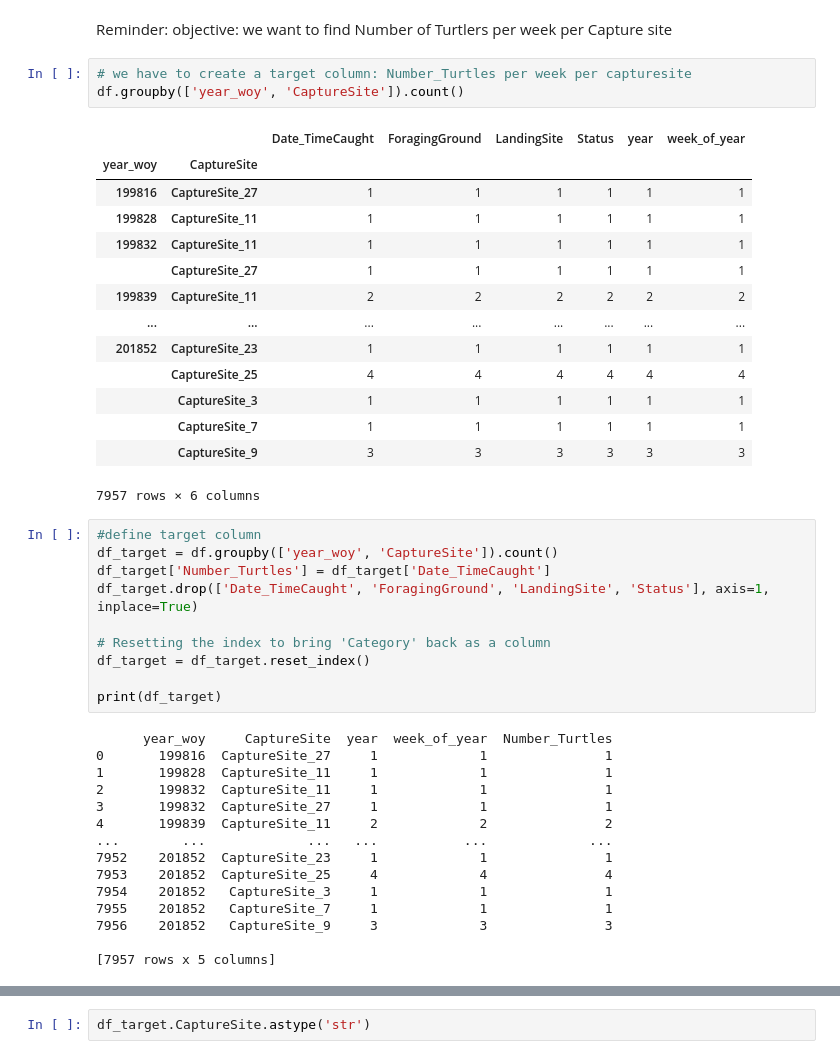
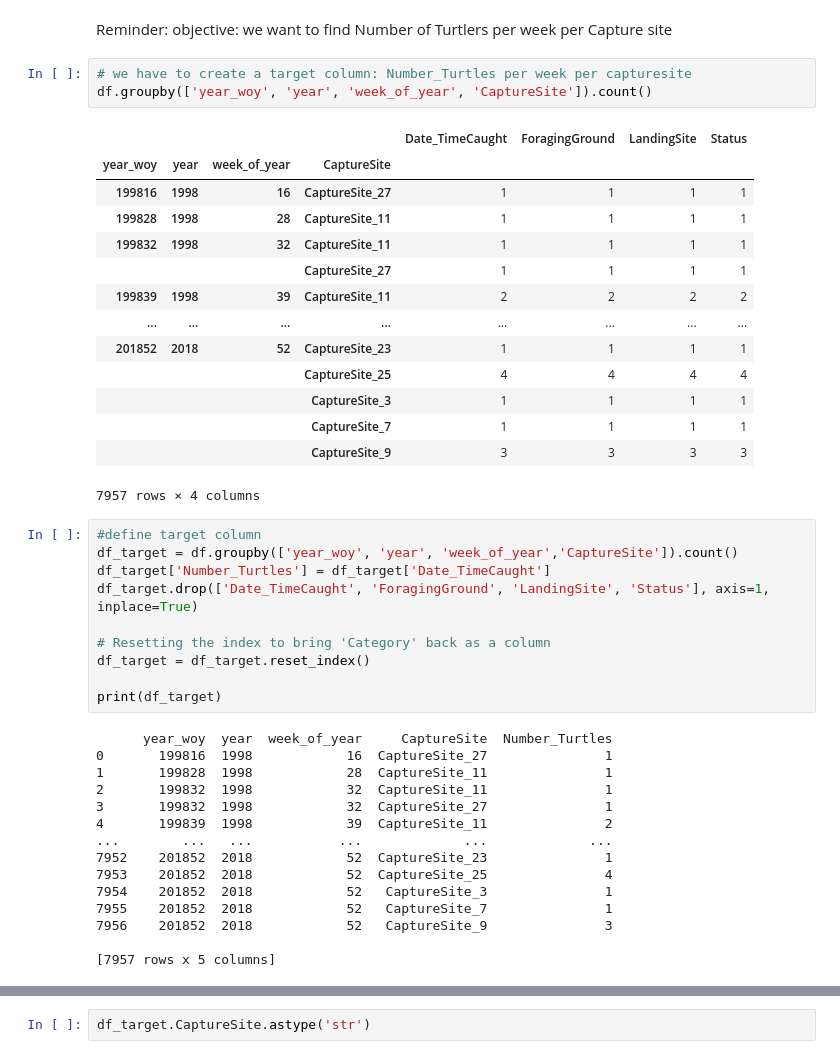
Before and after one commit to eigenaarti2/Ninja-Turtles, a Jupyter notebook: Baseline.ipynb, the cells around one changed output, grey strips where cells are left out. Cells and saved outputs as stored; diff of their text form.

```diff
--- a/Baseline.ipynb
+++ b/Baseline.ipynb
@@ -533,25 +533,25 @@ df.head()
 Reminder: objective: we want to find Number of Turtlers per week per Capture site
 # %%
 # we have to create a target column: Number_Turtles per week per capturesite
-df.groupby(['year_woy', 'CaptureSite']).count()
+df.groupby(['year_woy', 'year', 'week_of_year', 'CaptureSite']).count()
 # %% [output]
-|  |  | Date_TimeCaught | ForagingGround | LandingSite | Status | year | week_of_year |
-| year_woy | CaptureSite |  |  |  |  |  |  |
-| 199816 | CaptureSite_27 | 1 | 1 | 1 | 1 | 1 | 1 |
-| 199828 | CaptureSite_11 | 1 | 1 | 1 | 1 | 1 | 1 |
-| 199832 | CaptureSite_11 | 1 | 1 | 1 | 1 | 1 | 1 |
-|  | CaptureSite_27 | 1 | 1 | 1 | 1 | 1 | 1 |
-| 199839 | CaptureSite_11 | 2 | 2 | 2 | 2 | 2 | 2 |
+|  |  |  |  | Date_TimeCaught | ForagingGround | LandingSite | Status |
+| year_woy | year | week_of_year | CaptureSite |  |  |  |  |
+| 199816 | 1998 | 16 | CaptureSite_27 | 1 | 1 | 1 | 1 |
+| 199828 | 1998 | 28 | CaptureSite_11 | 1 | 1 | 1 | 1 |
+| 199832 | 1998 | 32 | CaptureSite_11 | 1 | 1 | 1 | 1 |
+|  |  |  | CaptureSite_27 | 1 | 1 | 1 | 1 |
+| 199839 | 1998 | 39 | CaptureSite_11 | 2 | 2 | 2 | 2 |
 | ... | ... | ... | ... | ... | ... | ... | ... |
-| 201852 | CaptureSite_23 | 1 | 1 | 1 | 1 | 1 | 1 |
-|  | CaptureSite_25 | 4 | 4 | 4 | 4 | 4 | 4 |
-|  | CaptureSite_3 | 1 | 1 | 1 | 1 | 1 | 1 |
-|  | CaptureSite_7 | 1 | 1 | 1 | 1 | 1 | 1 |
-|  | CaptureSite_9 | 3 | 3 | 3 | 3 | 3 | 3 |
+| 201852 | 2018 | 52 | CaptureSite_23 | 1 | 1 | 1 | 1 |
+|  |  |  | CaptureSite_25 | 4 | 4 | 4 | 4 |
+|  |  |  | CaptureSite_3 | 1 | 1 | 1 | 1 |
+|  |  |  | CaptureSite_7 | 1 | 1 | 1 | 1 |
+|  |  |  | CaptureSite_9 | 3 | 3 | 3 | 3 |
-7957 rows × 6 columns
+7957 rows × 4 columns
 # %%
 #define target column
-df_target = df.groupby(['year_woy', 'CaptureSite']).count()
+df_target = df.groupby(['year_woy', 'year', 'week_of_year','CaptureSite']).count()
 df_target['Number_Turtles'] = df_target['Date_TimeCaught']
 df_target.drop(['Date_TimeCaught', 'ForagingGround', 'LandingSite', 'Status'], axis=1, inplace=True)
 
@@ -560,18 +560,18 @@ df_target = df_target.reset_index()
 
 print(df_target)
 # %% [output]
-      year_woy     CaptureSite  year  week_of_year  Number_Turtles
-0       199816  CaptureSite_27     1             1               1
-1       199828  CaptureSite_11     1             1               1
-2       199832  CaptureSite_11     1             1               1
-3       199832  CaptureSite_27     1             1               1
-4       199839  CaptureSite_11     2             2               2
-...        ...             ...   ...           ...             ...
-7952    201852  CaptureSite_23     1             1               1
-7953    201852  CaptureSite_25     4             4               4
-7954    201852   CaptureSite_3     1             1               1
-7955    201852   CaptureSite_7     1             1               1
-7956    201852   CaptureSite_9     3             3               3
+      year_woy  year  week_of_year     CaptureSite  Number_Turtles
+0       199816  1998            16  CaptureSite_27               1
+1       199828  1998            28  CaptureSite_11               1
+2       199832  1998            32  CaptureSite_11               1
+3       199832  1998            32  CaptureSite_27               1
+4       199839  1998            39  CaptureSite_11               2
+...        ...   ...           ...             ...             ...
+7952    201852  2018            52  CaptureSite_23               1
+7953    201852  2018            52  CaptureSite_25               4
+7954    201852  2018            52   CaptureSite_3               1
+7955    201852  2018            52   CaptureSite_7               1
+7956    201852  2018            52   CaptureSite_9               3
 
 [7957 rows x 5 columns]
 # %%
```
Also changed, not shown: parts of 4 cells of this notebook.
